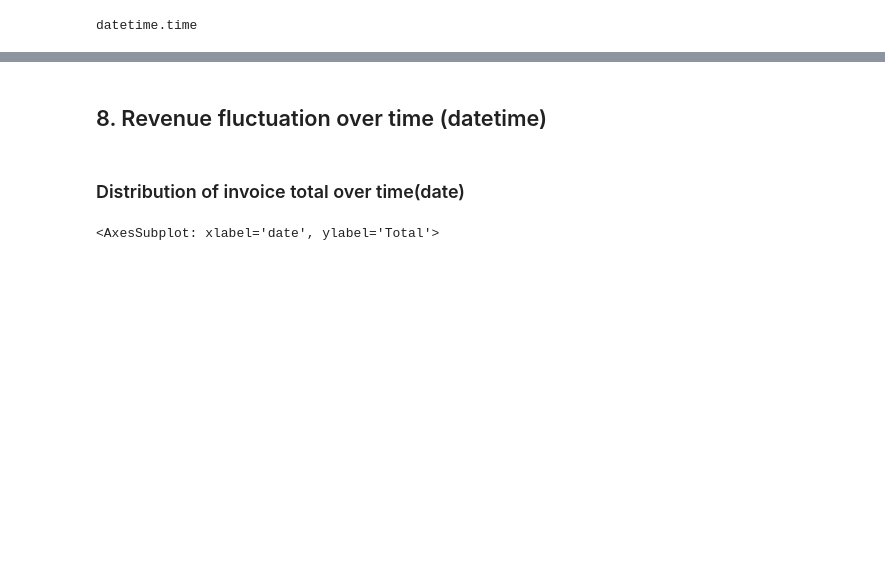
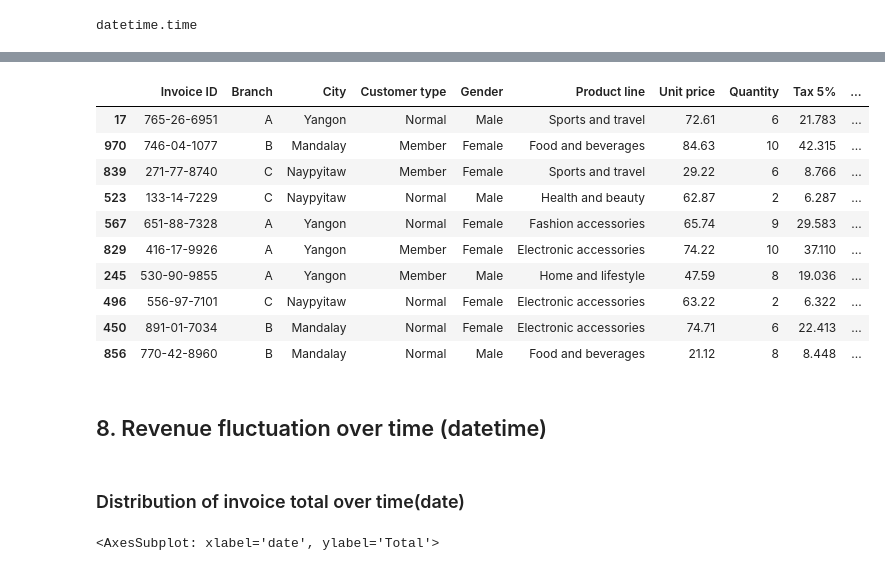
Before and after one commit to Zzzhenya/Supermarket_sales, a Jupyter notebook: Supermarket_data_exploration.ipynb, the cells around one changed output, grey strips where cells are left out. Cells and saved outputs as stored; diff of their text form; code cells hidden in the pictures; blank space fills up the shorter version.

```diff
--- a/Supermarket_data_exploration.ipynb
+++ b/Supermarket_data_exploration.ipynb
@@ -740,3 +751,19 @@ df_dt.head(3)
+# %%
+#Sorting by date and time
+df_dt.sort_values(by=["date_time"], inplace = True)
+df_dt.head(10)
+# %% [output]
+|  | Invoice ID | Branch | City | Customer type | Gender | Product line | Unit price | Quantity | Tax 5% | ... |
+| 17 | 765-26-6951 | A | Yangon | Normal | Male | Sports and travel | 72.61 | 6 | 21.783 | ... |
+| 970 | 746-04-1077 | B | Mandalay | Member | Female | Food and beverages | 84.63 | 10 | 42.315 | ... |
+| 839 | 271-77-8740 | C | Naypyitaw | Member | Female | Sports and travel | 29.22 | 6 | 8.766 | ... |
+| 523 | 133-14-7229 | C | Naypyitaw | Normal | Male | Health and beauty | 62.87 | 2 | 6.287 | ... |
+| 567 | 651-88-7328 | A | Yangon | Normal | Female | Fashion accessories | 65.74 | 9 | 29.583 | ... |
+| 829 | 416-17-9926 | A | Yangon | Member | Female | Electronic accessories | 74.22 | 10 | 37.110 | ... |
+| 245 | 530-90-9855 | A | Yangon | Member | Male | Home and lifestyle | 47.59 | 8 | 19.036 | ... |
+| 496 | 556-97-7101 | C | Naypyitaw | Normal | Female | Electronic accessories | 63.22 | 2 | 6.322 | ... |
+| 450 | 891-01-7034 | B | Mandalay | Normal | Female | Electronic accessories | 74.71 | 6 | 22.413 | ... |
+| 856 | 770-42-8960 | B | Mandalay | Normal | Male | Food and beverages | 21.12 | 8 | 8.448 | ... |
 # %% [markdown]
 ## 8. Revenue fluctuation over time (datetime)
 # %% [markdown]
```
Also changed, not shown: parts of 16 cells of this notebook.
